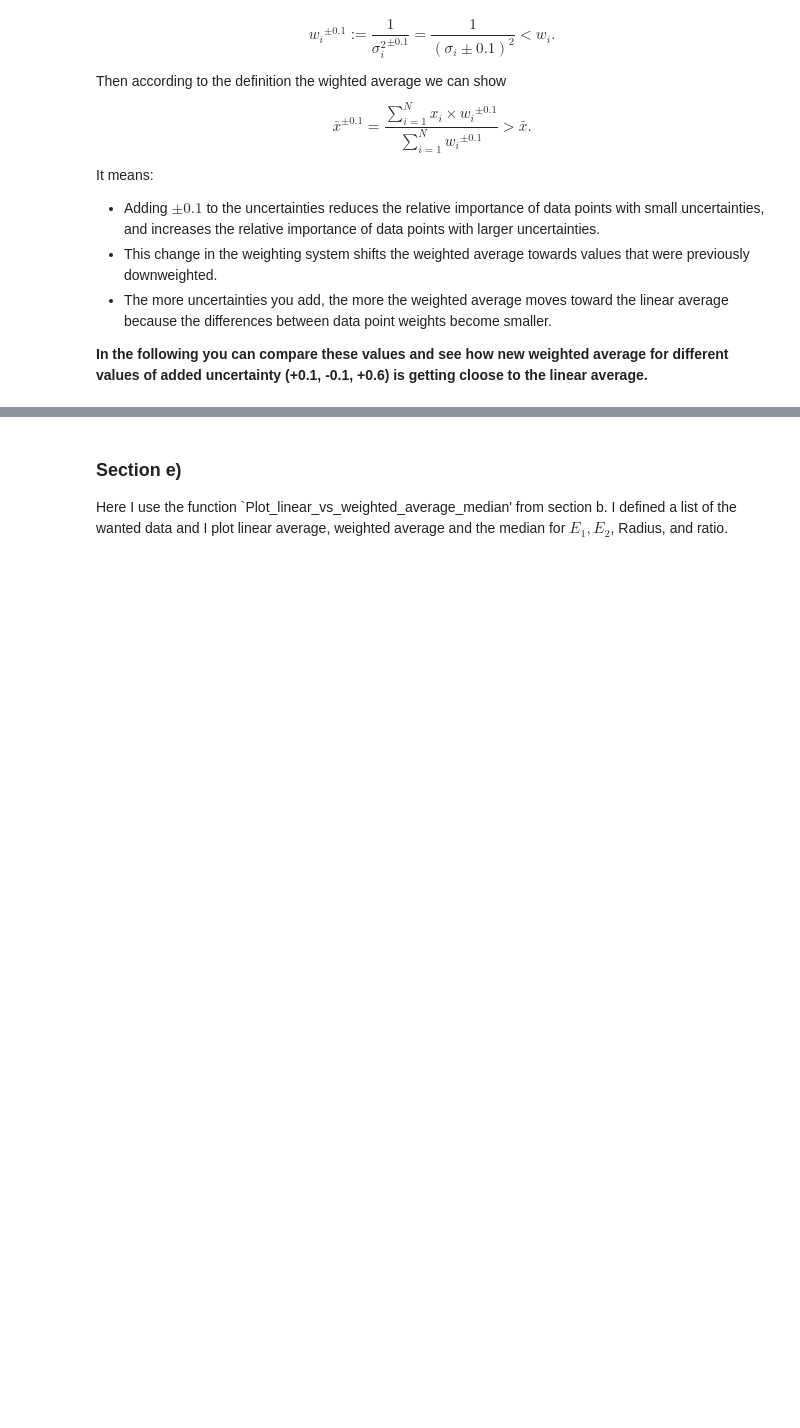
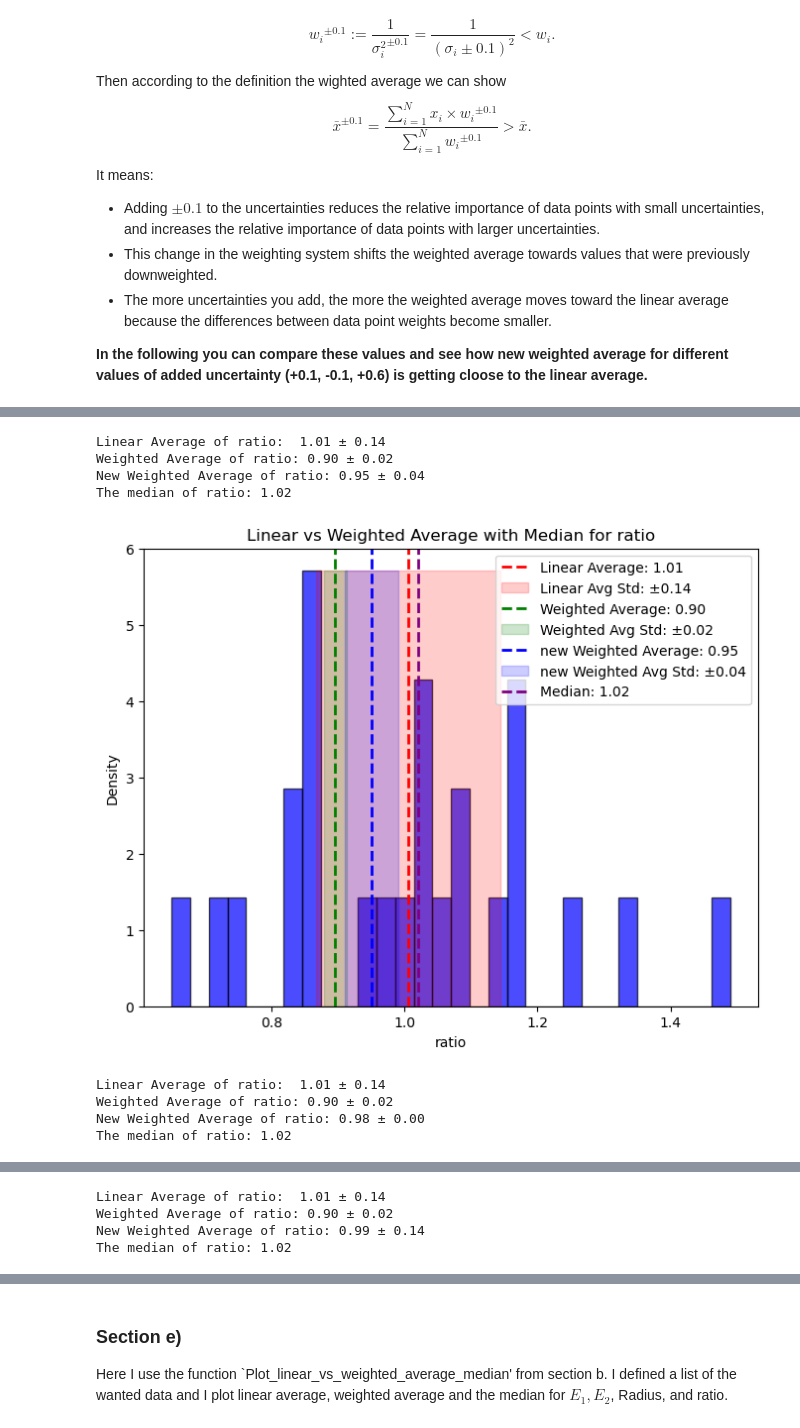
Before and after one commit to MahkameSalimi/Data-Analysis-2024, a Jupyter notebook: Assignments/2/code2_assignment_2.ipynb, the cells around one changed output, grey strips where cells are left out. Drawn from its saved outputs; the diff is of its cells as text; code cells hidden in the pictures; blank space fills up the shorter version.

```diff
--- a/Assignments/2/code2_assignment_2.ipynb
+++ b/Assignments/2/code2_assignment_2.ipynb
@@ -316,0 +278,14 @@ plt.show()
+# %%
+Plot_weighted_average_extra_uncertainty(0.1,'ratio', 'r_e+', 'r_e-', None)
+Plot_weighted_average_extra_uncertainty(-0.1,'ratio', 'r_e+', 'r_e-', None)
+Plot_weighted_average_extra_uncertainty(+0.6,'ratio', 'r_e+', 'r_e-', None)
+# %% [output]
+Linear Average of ratio:  1.01 ± 0.14
+Weighted Average of ratio: 0.90 ± 0.02
+New Weighted Average of ratio: 0.95 ± 0.04
+The median of ratio: 1.02
+[figure, added]
+Linear Average of ratio:  1.01 ± 0.14
+Weighted Average of ratio: 0.90 ± 0.02
+New Weighted Average of ratio: 0.98 ± 0.00
+The median of ratio: 1.02
@@ -316,0 +293,4 @@ plt.show()
+Linear Average of ratio:  1.01 ± 0.14
+Weighted Average of ratio: 0.90 ± 0.02
+New Weighted Average of ratio: 0.99 ± 0.14
+The median of ratio: 1.02
```
Also changed, not shown: parts of 18 cells of this notebook, 1 other file.
